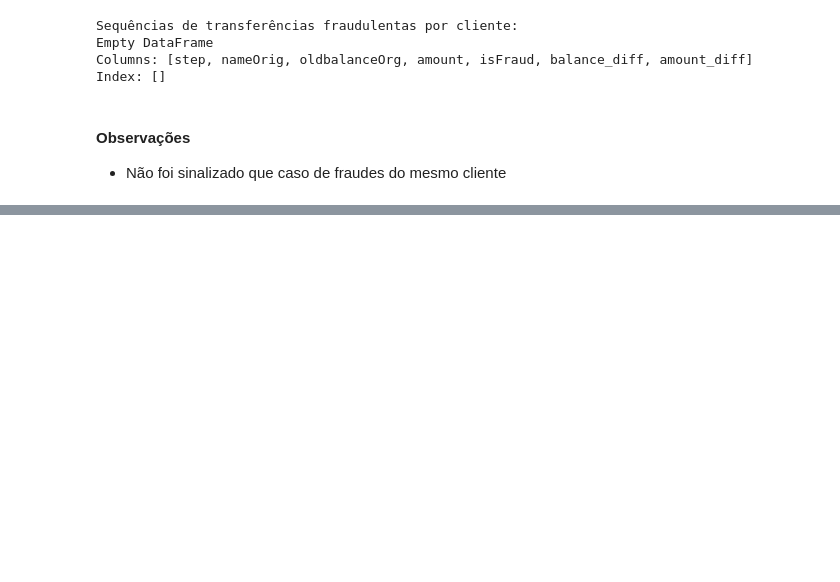
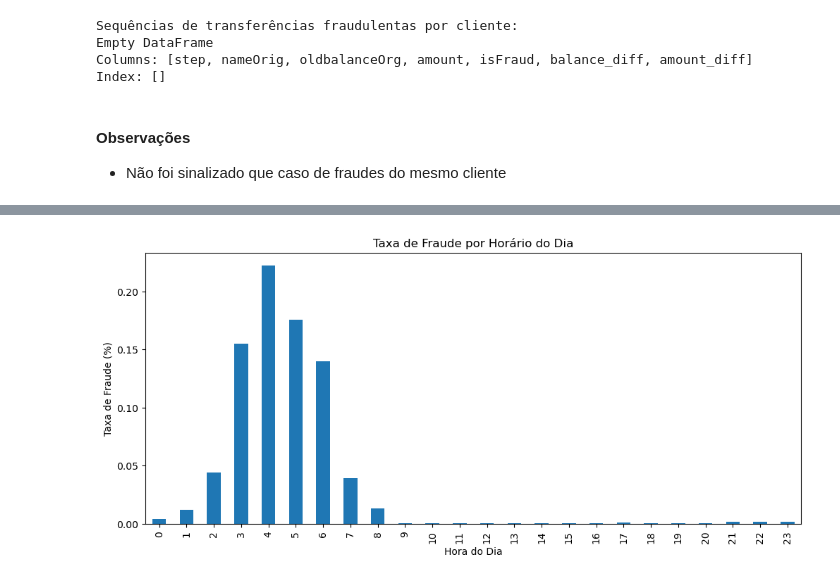
Before and after one commit to RodrigoD4v/fraudulent-transactions, a Jupyter notebook: notebooks/02_01_eda.ipynb, the cells around one changed output, grey strips where cells are left out. Saved outputs shown, nothing was run; the diff lists cells and outputs as text; code cells hidden in the pictures; blank space fills up the shorter version.

```diff
--- a/notebooks/02_01_eda.ipynb
+++ b/notebooks/02_01_eda.ipynb
@@ -201,0 +221,12 @@ Index: []
+# %%
+df["hour"] = df["step"] % 24
+
+fraudes_por_hora = df.groupby("hour")["isFraud"].mean()
+
+fraudes_por_hora.plot(kind="bar", figsize=(12,5))
+plt.title("Taxa de Fraude por Horário do Dia")
+plt.xlabel("Hora do Dia")
+plt.ylabel("Taxa de Fraude (%)")
+plt.show()
+# %% [output]
+[figure, added]
```
Also changed, not shown: parts of 10 cells of this notebook.
